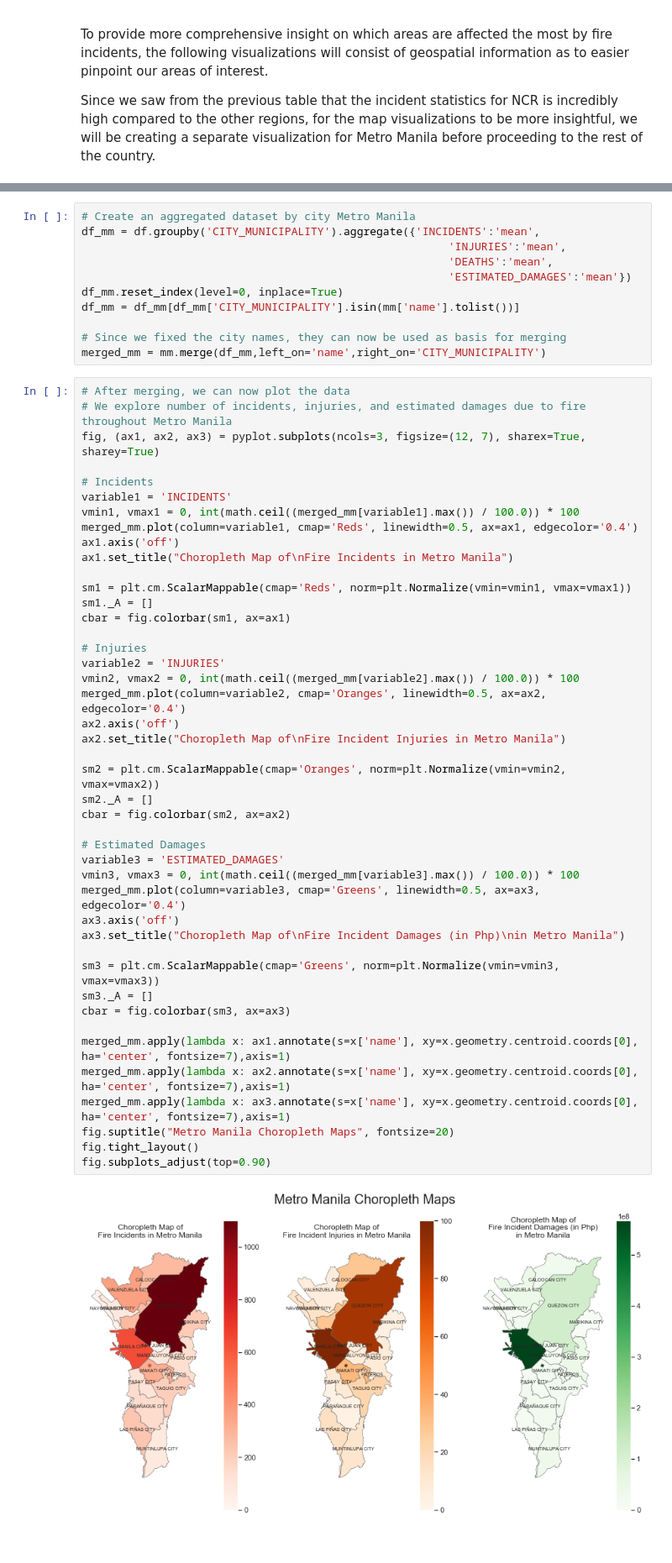
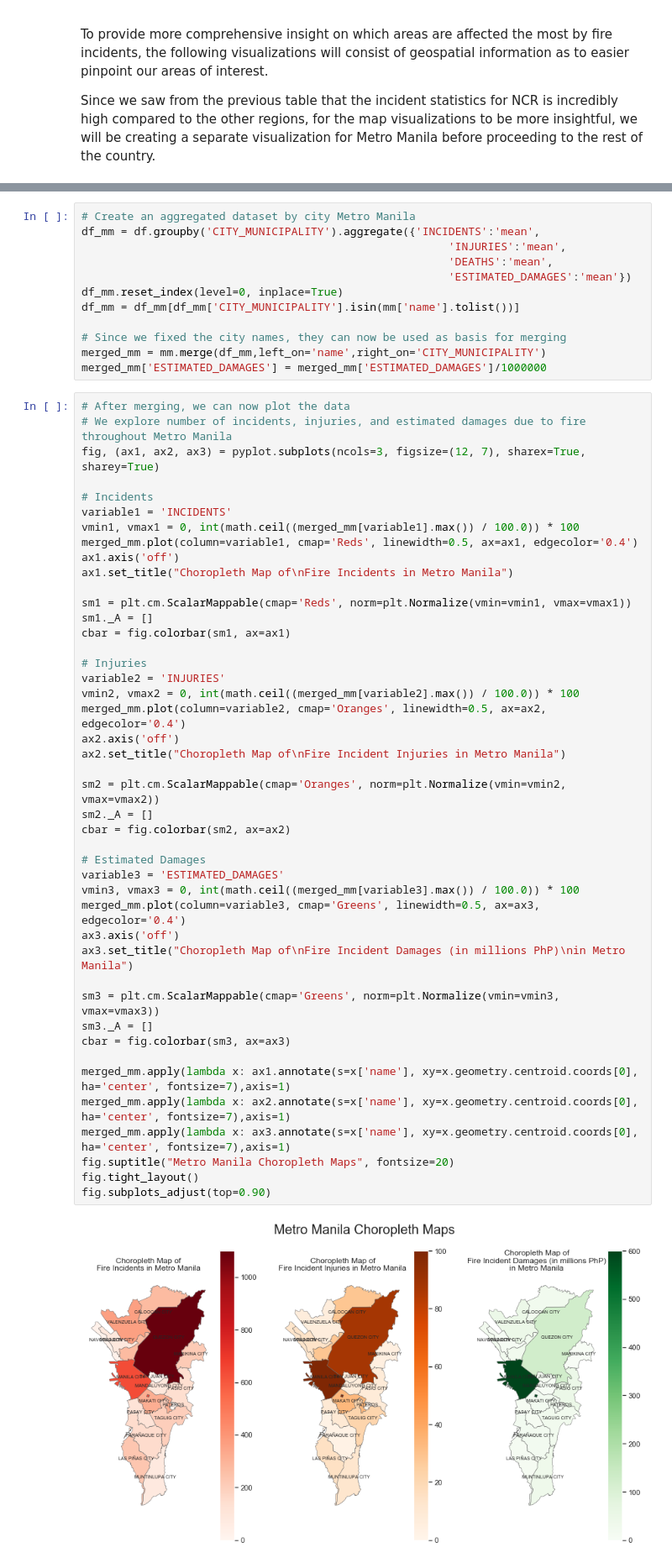
Before and after one commit to ianona/CSC933M-FinalProject, a Jupyter notebook: Fire Incidents.ipynb, the cells around one changed output, grey strips where cells are left out. Shown at 84% size. Drawn from its saved outputs; the diff is of its cells as text.

```diff
--- a/Fire Incidents.ipynb
+++ b/Fire Incidents.ipynb
@@ -323,6 +336,7 @@ df_mm = df_mm[df_mm['CITY_MUNICIPALITY'].isin(mm['name'].tolist())]
 
 # Since we fixed the city names, they can now be used as basis for merging
 merged_mm = mm.merge(df_mm,left_on='name',right_on='CITY_MUNICIPALITY')
+merged_mm['ESTIMATED_DAMAGES'] = merged_mm['ESTIMATED_DAMAGES']/1000000
 # %%
 # After merging, we can now plot the data
 # We explore number of incidents, injuries, and estimated damages due to fire throughout Metro Manila
@@ -340,35 +354,35 @@ sm1._A = []
 cbar = fig.colorbar(sm1, ax=ax1)
 
 # Injuries
 variable2 = 'INJURIES'
 vmin2, vmax2 = 0, int(math.ceil((merged_mm[variable2].max()) / 100.0)) * 100
 merged_mm.plot(column=variable2, cmap='Oranges', linewidth=0.5, ax=ax2, edgecolor='0.4')
 ax2.axis('off')
 ax2.set_title("Choropleth Map of\nFire Incident Injuries in Metro Manila")
 
 sm2 = plt.cm.ScalarMappable(cmap='Oranges', norm=plt.Normalize(vmin=vmin2, vmax=vmax2))
 sm2._A = []
 cbar = fig.colorbar(sm2, ax=ax2)
 
 # Estimated Damages
 variable3 = 'ESTIMATED_DAMAGES'
 vmin3, vmax3 = 0, int(math.ceil((merged_mm[variable3].max()) / 100.0)) * 100
 merged_mm.plot(column=variable3, cmap='Greens', linewidth=0.5, ax=ax3, edgecolor='0.4')
 ax3.axis('off')
-ax3.set_title("Choropleth Map of\nFire Incident Damages (in Php)\nin Metro Manila")
+ax3.set_title("Choropleth Map of\nFire Incident Damages (in millions PhP)\nin Metro Manila")
 
 sm3 = plt.cm.ScalarMappable(cmap='Greens', norm=plt.Normalize(vmin=vmin3, vmax=vmax3))
 sm3._A = []
 cbar = fig.colorbar(sm3, ax=ax3)
 
 merged_mm.apply(lambda x: ax1.annotate(s=x['name'], xy=x.geometry.centroid.coords[0], ha='center', fontsize=7),axis=1)
 merged_mm.apply(lambda x: ax2.annotate(s=x['name'], xy=x.geometry.centroid.coords[0], ha='center', fontsize=7),axis=1)
 merged_mm.apply(lambda x: ax3.annotate(s=x['name'], xy=x.geometry.centroid.coords[0], ha='center', fontsize=7),axis=1)
 fig.suptitle("Metro Manila Choropleth Maps", fontsize=20)
 fig.tight_layout()
 fig.subplots_adjust(top=0.90)
 # %% [output]
-[figure, old version]
+[figure, new version]
 # %%
 # Load shape file for the Philippine map
 ph = gpd.read_file(DSDATA / 'gadm36_PHL_shp/gadm36_PHL_2.shp')
```
Also changed, not shown: parts of 17 cells of this notebook.
